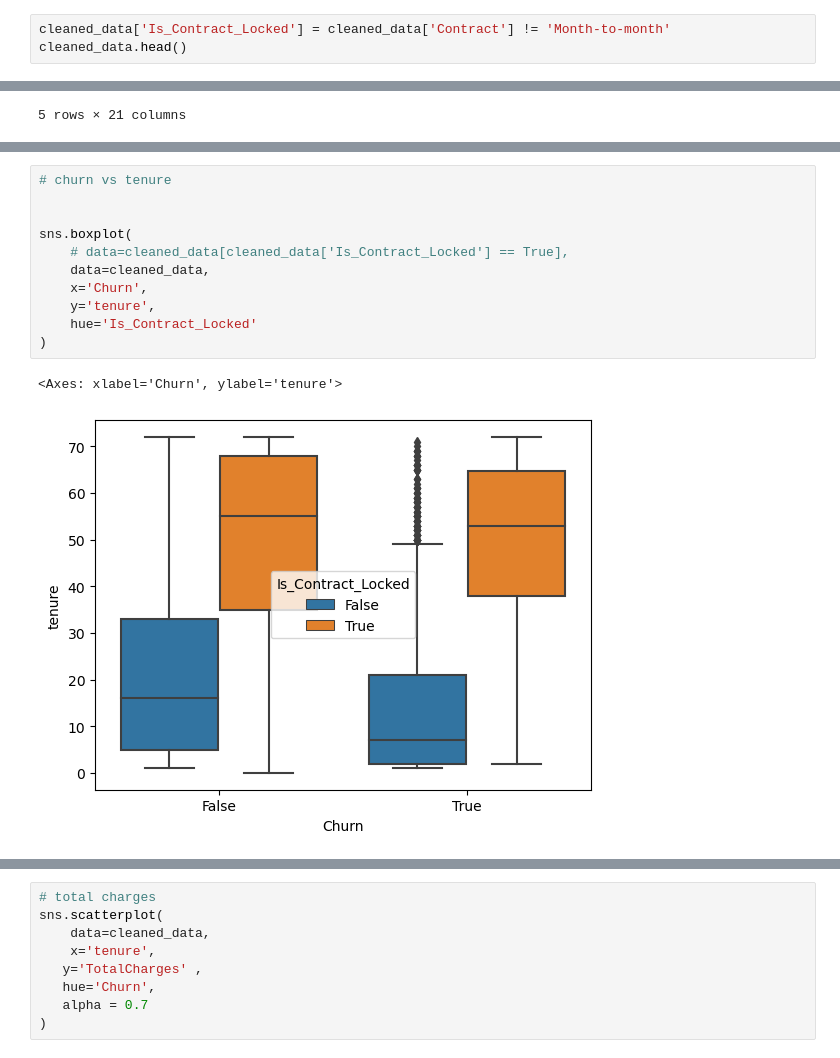
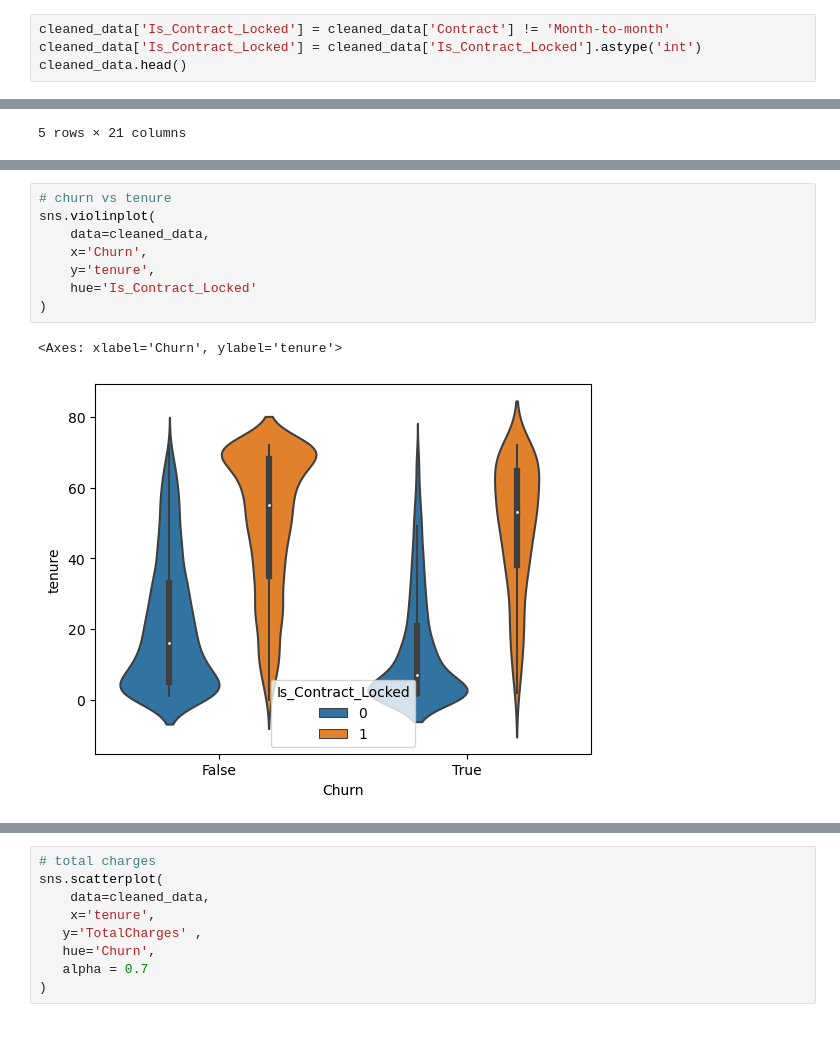
Before and after one commit to Lavinialau/Telecom-churn, a Jupyter notebook: 01_code/1_EDA.ipynb, the cells around one changed output, grey strips where cells are left out. Saved outputs shown, nothing was run; the diff lists cells and outputs as text.

```diff
--- a/01_code/1_EDA.ipynb
+++ b/01_code/1_EDA.ipynb
@@ -73,5 +92,6 @@ pd.crosstab(index=cleaned_data['Churn'], columns=cleaned_data['Contract'])
 # %%
 cleaned_data['Is_Contract_Locked'] = cleaned_data['Contract'] != 'Month-to-month'
+cleaned_data['Is_Contract_Locked'] = cleaned_data['Is_Contract_Locked'].astype('int')
 cleaned_data.head()
 # %% [output]
 |  | gender | SeniorCitizen | Partner | Dependents | tenure | PhoneService | MultipleLines | InternetService | ... |
@@ -95,14 +160,11 @@ sns.boxplot(
 # %%
 # churn vs tenure
-
-
-sns.boxplot(
-    # data=cleaned_data[cleaned_data['Is_Contract_Locked'] == True],
+sns.violinplot(
     data=cleaned_data,
     x='Churn',
     y='tenure',
     hue='Is_Contract_Locked'
 )
 # %% [output]
 <Axes: xlabel='Churn', ylabel='tenure'>
-[figure, old version]
+[figure, new version]
```
Also changed, not shown: parts of 24 cells of this notebook, 5 other files.
